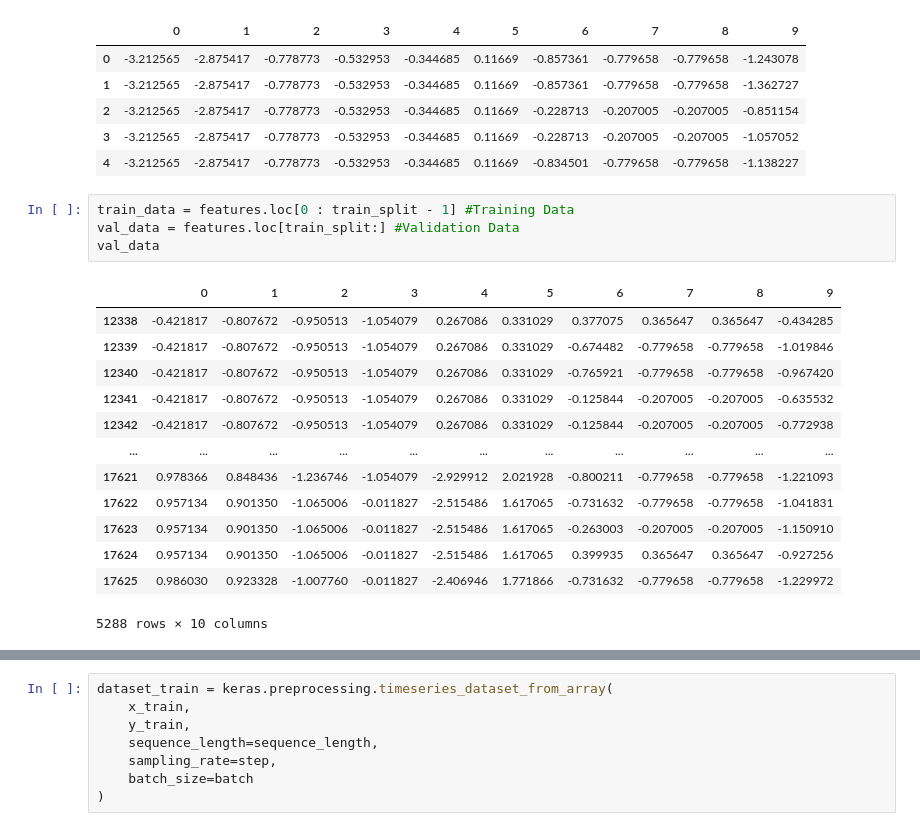
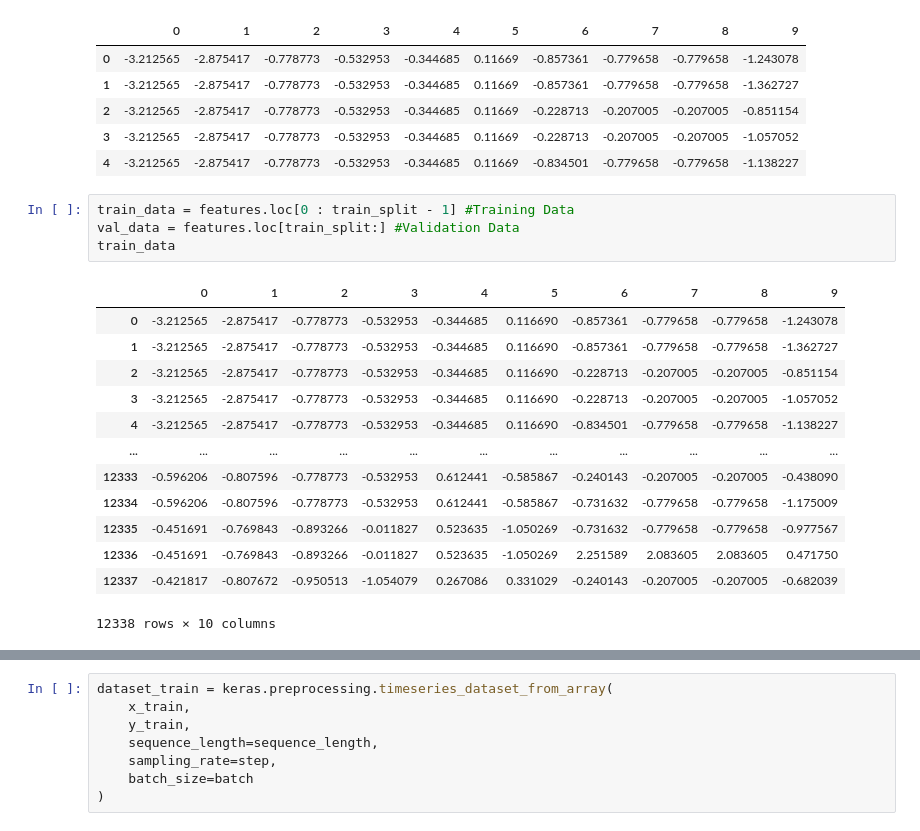
Before and after one commit to mschwrdtnr/AI-at-SSOP, a Jupyter notebook: Keras-For-Training/Spielwiese.ipynb, the cells around one changed output, grey strips where cells are left out. Cells and saved outputs as stored; diff of their text form.

```diff
--- a/Keras-For-Training/Spielwiese.ipynb
+++ b/Keras-For-Training/Spielwiese.ipynb
@@ -93,21 +93,21 @@ features.head()
 # %%
 train_data = features.loc[0 : train_split - 1] #Training Data
 val_data = features.loc[train_split:] #Validation Data
-val_data
+train_data
 # %% [output]
 |  | 0 | 1 | 2 | 3 | 4 | 5 | 6 | 7 | 8 | 9 |
-| 12338 | -0.421817 | -0.807672 | -0.950513 | -1.054079 | 0.267086 | 0.331029 | 0.377075 | 0.365647 | 0.365647 | -0.434285 |
-| 12339 | -0.421817 | -0.807672 | -0.950513 | -1.054079 | 0.267086 | 0.331029 | -0.674482 | -0.779658 | -0.779658 | -1.019846 |
-| 12340 | -0.421817 | -0.807672 | -0.950513 | -1.054079 | 0.267086 | 0.331029 | -0.765921 | -0.779658 | -0.779658 | -0.967420 |
-| 12341 | -0.421817 | -0.807672 | -0.950513 | -1.054079 | 0.267086 | 0.331029 | -0.125844 | -0.207005 | -0.207005 | -0.635532 |
-| 12342 | -0.421817 | -0.807672 | -0.950513 | -1.054079 | 0.267086 | 0.331029 | -0.125844 | -0.207005 | -0.207005 | -0.772938 |
+| 0 | -3.212565 | -2.875417 | -0.778773 | -0.532953 | -0.344685 | 0.116690 | -0.857361 | -0.779658 | -0.779658 | -1.243078 |
+| 1 | -3.212565 | -2.875417 | -0.778773 | -0.532953 | -0.344685 | 0.116690 | -0.857361 | -0.779658 | -0.779658 | -1.362727 |
+| 2 | -3.212565 | -2.875417 | -0.778773 | -0.532953 | -0.344685 | 0.116690 | -0.228713 | -0.207005 | -0.207005 | -0.851154 |
+| 3 | -3.212565 | -2.875417 | -0.778773 | -0.532953 | -0.344685 | 0.116690 | -0.228713 | -0.207005 | -0.207005 | -1.057052 |
+| 4 | -3.212565 | -2.875417 | -0.778773 | -0.532953 | -0.344685 | 0.116690 | -0.834501 | -0.779658 | -0.779658 | -1.138227 |
 | ... | ... | ... | ... | ... | ... | ... | ... | ... | ... | ... |
-| 17621 | 0.978366 | 0.848436 | -1.236746 | -1.054079 | -2.929912 | 2.021928 | -0.800211 | -0.779658 | -0.779658 | -1.221093 |
-| 17622 | 0.957134 | 0.901350 | -1.065006 | -0.011827 | -2.515486 | 1.617065 | -0.731632 | -0.779658 | -0.779658 | -1.041831 |
-| 17623 | 0.957134 | 0.901350 | -1.065006 | -0.011827 | -2.515486 | 1.617065 | -0.263003 | -0.207005 | -0.207005 | -1.150910 |
-| 17624 | 0.957134 | 0.901350 | -1.065006 | -0.011827 | -2.515486 | 1.617065 | 0.399935 | 0.365647 | 0.365647 | -0.927256 |
-| 17625 | 0.986030 | 0.923328 | -1.007760 | -0.011827 | -2.406946 | 1.771866 | -0.731632 | -0.779658 | -0.779658 | -1.229972 |
+| 12333 | -0.596206 | -0.807596 | -0.778773 | -0.532953 | 0.612441 | -0.585867 | -0.240143 | -0.207005 | -0.207005 | -0.438090 |
+| 12334 | -0.596206 | -0.807596 | -0.778773 | -0.532953 | 0.612441 | -0.585867 | -0.731632 | -0.779658 | -0.779658 | -1.175009 |
+| 12335 | -0.451691 | -0.769843 | -0.893266 | -0.011827 | 0.523635 | -1.050269 | -0.731632 | -0.779658 | -0.779658 | -0.977567 |
+| 12336 | -0.451691 | -0.769843 | -0.893266 | -0.011827 | 0.523635 | -1.050269 | 2.251589 | 2.083605 | 2.083605 | 0.471750 |
+| 12337 | -0.421817 | -0.807672 | -0.950513 | -1.054079 | 0.267086 | 0.331029 | -0.240143 | -0.207005 | -0.207005 | -0.682039 |
-5288 rows × 10 columns
+12338 rows × 10 columns
 # %%
 #start = past + future
 start = 0
```
Also changed, not shown: parts of 23 cells of this notebook.
